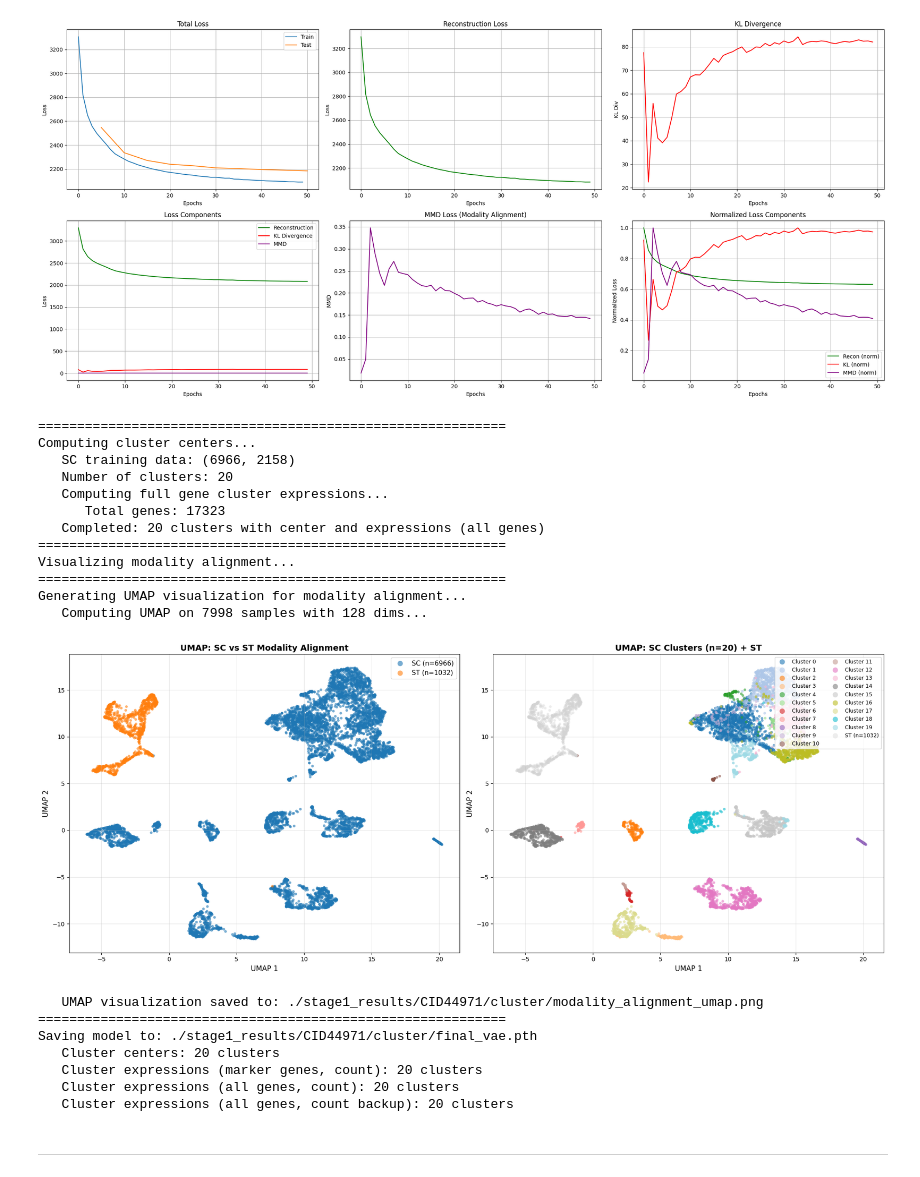
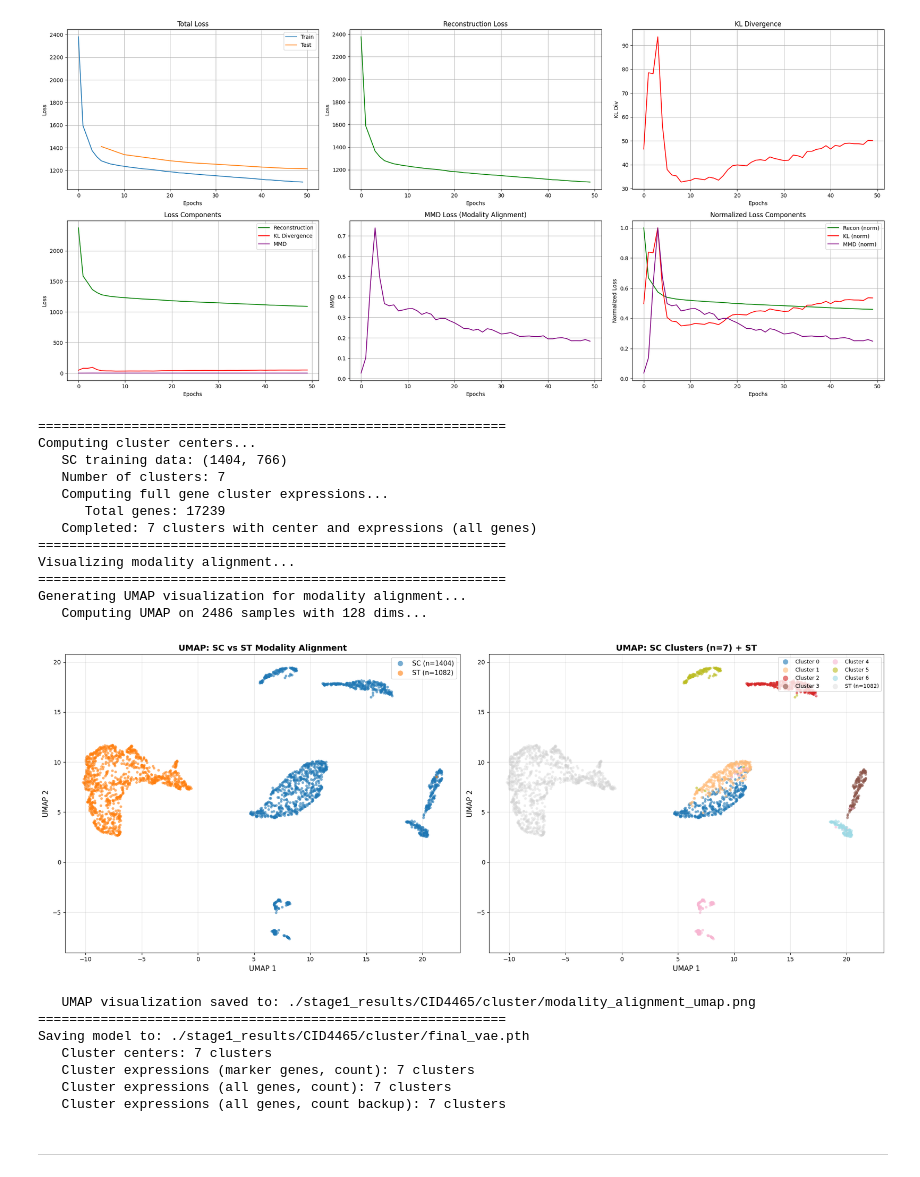
Before and after one commit to KuangQuanS/Spagraph, a Jupyter notebook: SC_MAP_ST/run.ipynb, the cells around one changed output. Cells and saved outputs as stored; diff of their text form; code cells hidden in the pictures.

```diff
--- a/SC_MAP_ST/run.ipynb
+++ b/SC_MAP_ST/run.ipynb
@@ -1,7 +1,7 @@
 # %%
 %run stage1.py \
-    --sc_file "/home/maweicheng/ST_Graduation_Project/database/Wu/CID44971/CID44971_SC.h5ad" \
-    --st_file "/home/maweicheng/ST_Graduation_Project/database/Wu/CID44971/CID44971_ST.h5ad" \
+    --sc_file "/home/maweicheng/ST_Graduation_Project/database/Wu/CID4465/CID4465_SC.h5ad" \
+    --st_file "/home/maweicheng/ST_Graduation_Project/database/Wu/CID4465/CID4465_ST.h5ad" \
     --n_epochs 50 \
     --resolution 0.5 \
     --loss_type zinb \
@@ -9,7 +9,7 @@
     --lambda_mmd 1.0 \
     --top_n_per_type 200 \
     --latent_dim 128 \
-    --output_dir ./stage1_results/CID44971/cluster
+    --output_dir ./stage1_results/CID4465/cluster
 # %% [output]
 Using device: cuda
 ============================================================
@@ -29,26 +29,26 @@ Configuration:
    Loss type: ZINB
    MMD weight: 1.0
-[figure, old version]
+[figure, new version]
 ============================================================
 Computing cluster centers...
-   SC training data: (6966, 2158)
-   Number of clusters: 20
+   SC training data: (1404, 766)
+   Number of clusters: 7
    Computing full gene cluster expressions...
-      Total genes: 17323
-   Completed: 20 clusters with center and expressions (all genes)
+      Total genes: 17239
+   Completed: 7 clusters with center and expressions (all genes)
 ============================================================
 Visualizing modality alignment...
 ============================================================
 Generating UMAP visualization for modality alignment...
-   Computing UMAP on 7998 samples with 128 dims...
+   Computing UMAP on 2486 samples with 128 dims...
-[figure, old version]
+[figure, new version]
-   UMAP visualization saved to: ./stage1_results/CID44971/cluster/modality_alignment_umap.png
+   UMAP visualization saved to: ./stage1_results/CID4465/cluster/modality_alignment_umap.png
 ============================================================
-Saving model to: ./stage1_results/CID44971/cluster/final_vae.pth
-   Cluster centers: 20 clusters
-   Cluster expressions (marker genes, count): 20 clusters
-   Cluster expressions (all genes, count): 20 clusters
-   Cluster expressions (all genes, count backup): 20 clusters
+Saving model to: ./stage1_results/CID4465/cluster/final_vae.pth
+   Cluster centers: 7 clusters
+   Cluster expressions (marker genes, count): 7 clusters
+   Cluster expressions (all genes, count): 7 clusters
+   Cluster expressions (all genes, count backup): 7 clusters
 # %% [markdown]
 ---
 # %%
```
Also changed, not shown: parts of 2 cells of this notebook, 25 other files.
